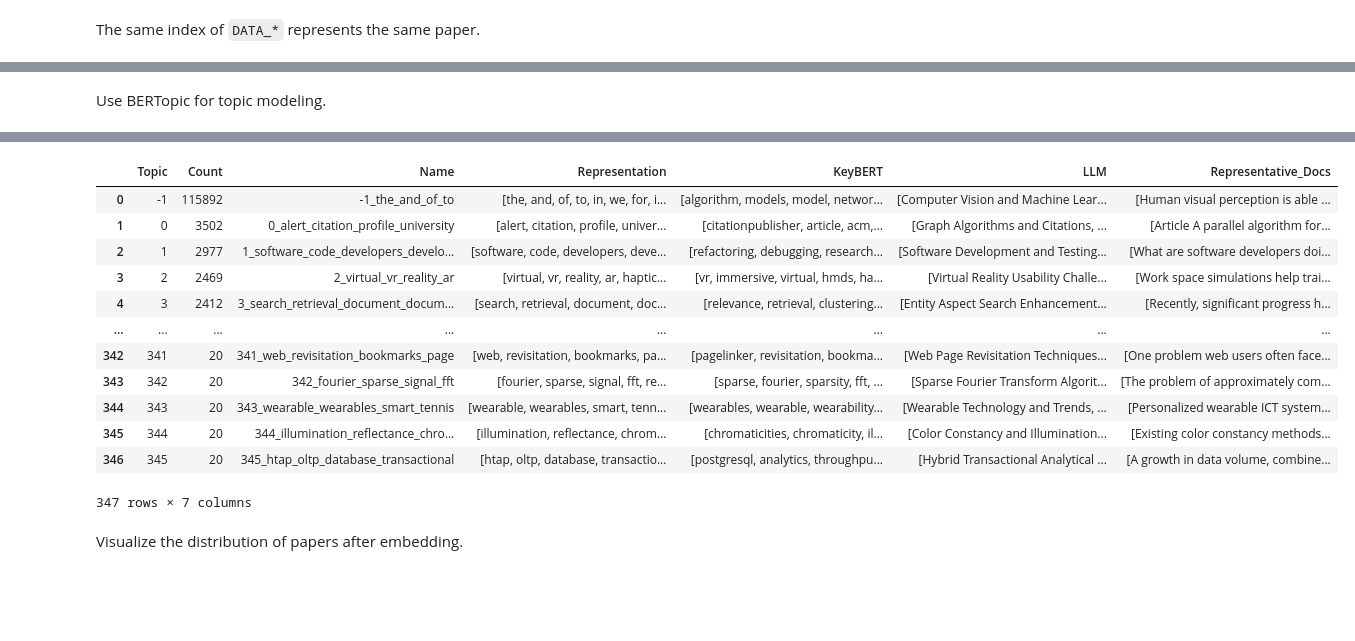
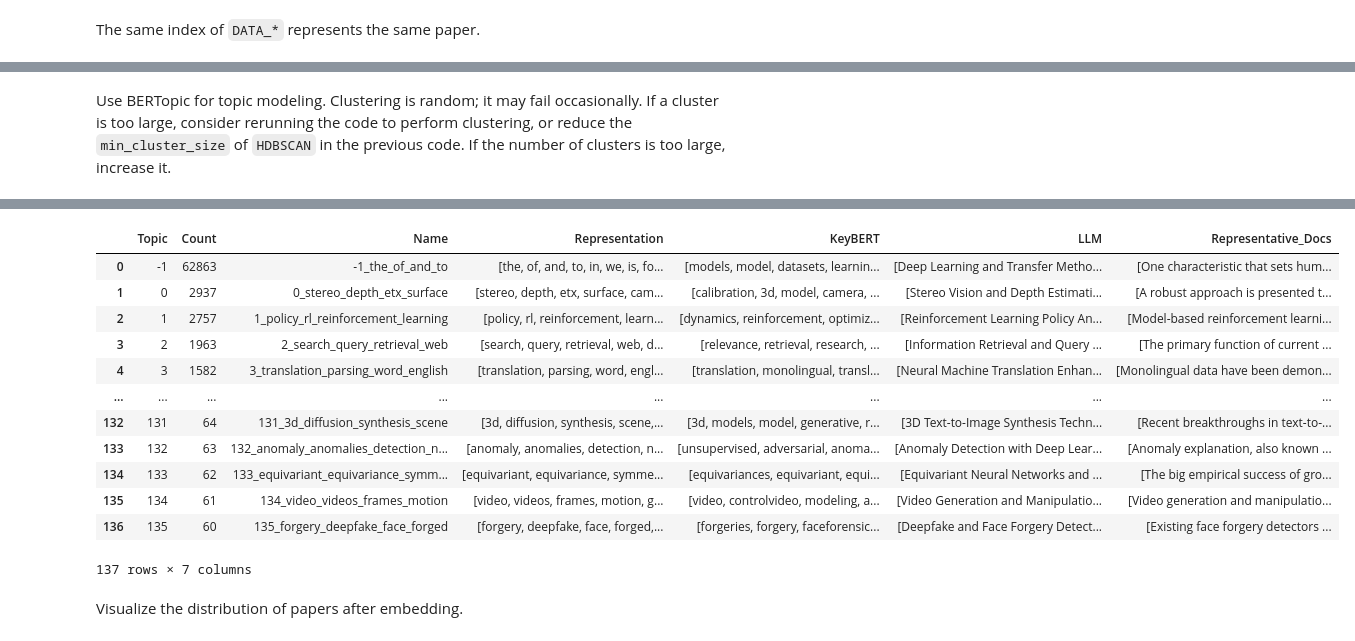
Before and after one commit to Liu-Steve/concept-evolution-tree, a Jupyter notebook: Topic_Modeling.ipynb, the cells around one changed output, grey strips where cells are left out. Cells and saved outputs as stored; diff of their text form; code cells hidden in the pictures; blank space fills up the shorter version.

```diff
--- a/Topic_Modeling.ipynb
+++ b/Topic_Modeling.ipynb
@@ -154,7 +154,7 @@ MODEL_UMAP = UMAP(
     random_state=1,
 )
 MODEL_HDBSCAN = HDBSCAN(
-    min_cluster_size=20,
+    min_cluster_size=60,
     metric="euclidean",
     cluster_selection_method="eom",
     prediction_data=True,
@@ -176,5 +176,5 @@ DATA_EMBEDDING_REDUCED = UMAP(
 # %% [markdown]
-Use BERTopic for topic modeling.
+Use BERTopic for topic modeling. Clustering is random; it may fail occasionally. If a cluster is too large, consider rerunning the code to perform clustering, or reduce the `min_cluster_size` of `HDBSCAN` in the previous code. If the number of clusters is too large, increase it.
 # %%
 MODEL_TOPIC = BERTopic(
     # Sub-models
@@ -191,9 +191,15 @@ MODEL_TOPIC = BERTopic(
 topics, probs = MODEL_TOPIC.fit_transform(DATA_ABSTRACT, DATA_EMBEDDING)
 
 # Create a label for each document
-llm_labels = [re.sub(r'\W+', ' ', label[0][0].split("\n")[0].replace('"', '')) for label in MODEL_TOPIC.get_topics(full=True)["LLM"].values()]
+llm_labels = [
+    re.sub(r"\W+", " ", label[0][0].split("\n")[0].replace('"', ""))
+    for label in MODEL_TOPIC.get_topics(full=True)["LLM"].values()
+]
 DATA_LABEL_TYPE = [label if label else "Unlabelled" for label in llm_labels]
-DATA_LABEL = [DATA_LABEL_TYPE[topic+MODEL_TOPIC._outliers] if topic != -1 else "Unlabelled" for topic in topics]
+DATA_LABEL = [
+    DATA_LABEL_TYPE[topic + MODEL_TOPIC._outliers] if topic != -1 else "Unlabelled"
+    for topic in topics
+]
 
 # Show topics
 MODEL_TOPIC.get_topic_info()
@@ -207,16 +213,16 @@ MODEL_TOPIC.get_topic_info()
 |  | Topic | Count | Name | Representation | KeyBERT | LLM | Representative_Docs |
-| 0 | -1 | 115892 | -1_the_and_of_to | [the, and, of, to, in, we, for, i... | [algorithm, models, model, networ... | [Computer Vision and Machine Lear... | [Human visual perception is able ... |
-| 1 | 0 | 3502 | 0_alert_citation_profile_university | [alert, citation, profile, univer... | [citationpublisher, article, acm,... | [Graph Algorithms and Citations, ... | [Article A parallel algorithm for... |
-| 2 | 1 | 2977 | 1_software_code_developers_develo... | [software, code, developers, deve... | [refactoring, debugging, research... | [Software Development and Testing... | [What are software developers doi... |
-| 3 | 2 | 2469 | 2_virtual_vr_reality_ar | [virtual, vr, reality, ar, haptic... | [vr, immersive, virtual, hmds, ha... | [Virtual Reality Usability Challe... | [Work space simulations help trai... |
-| 4 | 3 | 2412 | 3_search_retrieval_document_docum... | [search, retrieval, document, doc... | [relevance, retrieval, clustering... | [Entity Aspect Search Enhancement... | [Recently, significant progress h... |
+| 0 | -1 | 62863 | -1_the_of_and_to | [the, of, and, to, in, we, is, fo... | [models, model, datasets, learnin... | [Deep Learning and Transfer Metho... | [One characteristic that sets hum... |
+| 1 | 0 | 2937 | 0_stereo_depth_etx_surface | [stereo, depth, etx, surface, cam... | [calibration, 3d, model, camera, ... | [Stereo Vision and Depth Estimati... | [A robust approach is presented t... |
+| 2 | 1 | 2757 | 1_policy_rl_reinforcement_learning | [policy, rl, reinforcement, learn... | [dynamics, reinforcement, optimiz... | [Reinforcement Learning Policy An... | [Model-based reinforcement learni... |
+| 3 | 2 | 1963 | 2_search_query_retrieval_web | [search, query, retrieval, web, d... | [relevance, retrieval, research, ... | [Information Retrieval and Query ... | [The primary function of current ... |
+| 4 | 3 | 1582 | 3_translation_parsing_word_english | [translation, parsing, word, engl... | [translation, monolingual, transl... | [Neural Machine Translation Enhan... | [Monolingual data have been demon... |
 | ... | ... | ... | ... | ... | ... | ... | ... |
-| 342 | 341 | 20 | 341_web_revisitation_bookmarks_page | [web, revisitation, bookmarks, pa... | [pagelinker, revisitation, bookma... | [Web Page Revisitation Techniques... | [One problem web users often face... |
-| 343 | 342 | 20 | 342_fourier_sparse_signal_fft | [fourier, sparse, signal, fft, re... | [sparse, fourier, sparsity, fft, ... | [Sparse Fourier Transform Algorit... | [The problem of approximately com... |
-| 344 | 343 | 20 | 343_wearable_wearables_smart_tennis | [wearable, wearables, smart, tenn... | [wearables, wearable, wearability... | [Wearable Technology and Trends, ... | [Personalized wearable ICT system... |
-| 345 | 344 | 20 | 344_illumination_reflectance_chro... | [illumination, reflectance, chrom... | [chromaticities, chromaticity, il... | [Color Constancy and Illumination... | [Existing color constancy methods... |
-| 346 | 345 | 20 | 345_htap_oltp_database_transactional | [htap, oltp, database, transactio... | [postgresql, analytics, throughpu... | [Hybrid Transactional Analytical ... | [A growth in data volume, combine... |
+| 132 | 131 | 64 | 131_3d_diffusion_synthesis_scene | [3d, diffusion, synthesis, scene,... | [3d, models, model, generative, r... | [3D Text-to-Image Synthesis Techn... | [Recent breakthroughs in text-to-... |
+| 133 | 132 | 63 | 132_anomaly_anomalies_detection_n... | [anomaly, anomalies, detection, n... | [unsupervised, adversarial, anoma... | [Anomaly Detection with Deep Lear... | [Anomaly explanation, also known ... |
+| 134 | 133 | 62 | 133_equivariant_equivariance_symm... | [equivariant, equivariance, symme... | [equivariances, equivariant, equi... | [Equivariant Neural Networks and ... | [The big empirical success of gro... |
+| 135 | 134 | 61 | 134_video_videos_frames_motion | [video, videos, frames, motion, g... | [video, controlvideo, modeling, a... | [Video Generation and Manipulatio... | [Video generation and manipulatio... |
+| 136 | 135 | 60 | 135_forgery_deepfake_face_forged | [forgery, deepfake, face, forged,... | [forgeries, forgery, faceforensic... | [Deepfake and Face Forgery Detect... | [Existing face forgery detectors ... |
-347 rows × 7 columns
+137 rows × 7 columns
 # %% [markdown]
 Visualize the distribution of papers after embedding.
 # %%
```
Also changed, not shown: parts of 9 cells of this notebook, 7 other files.
